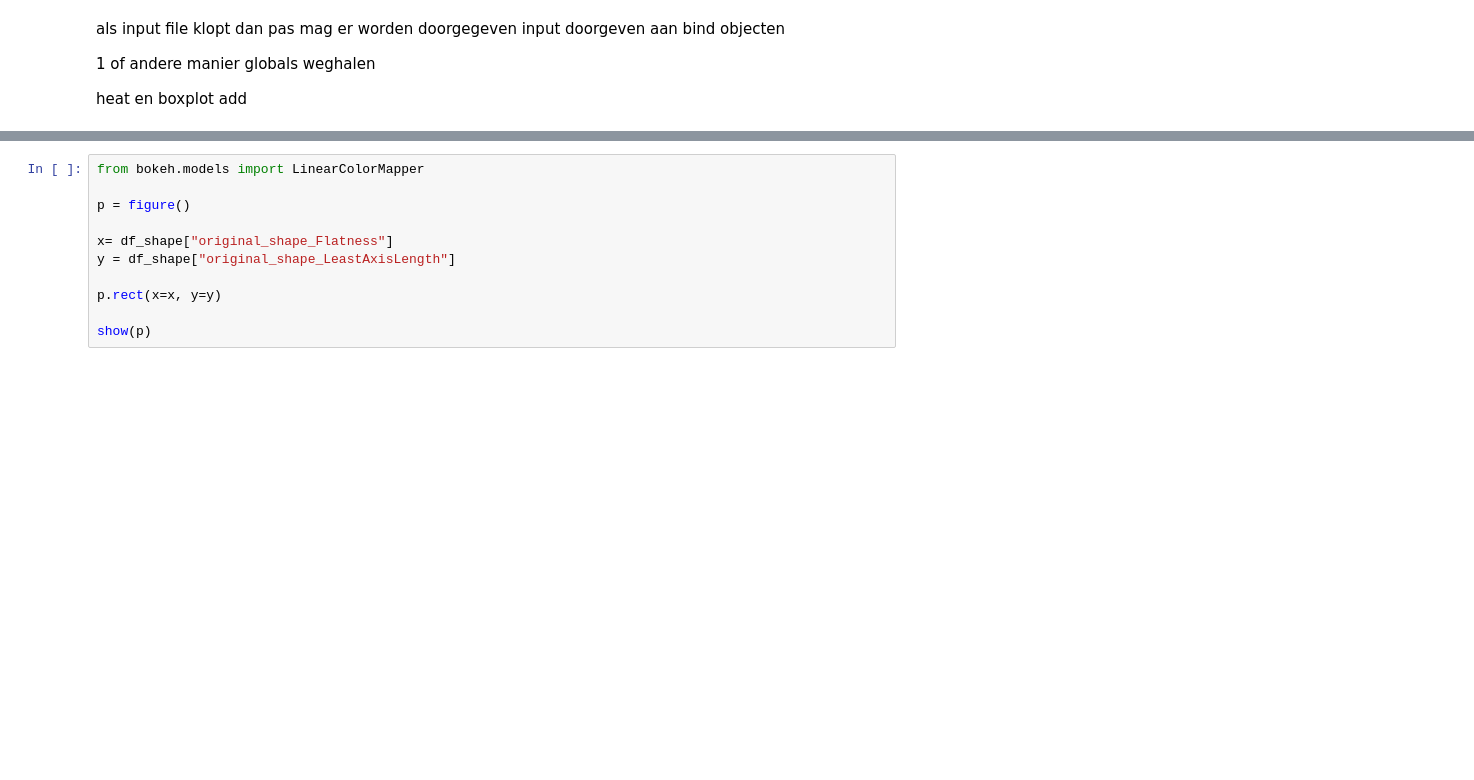
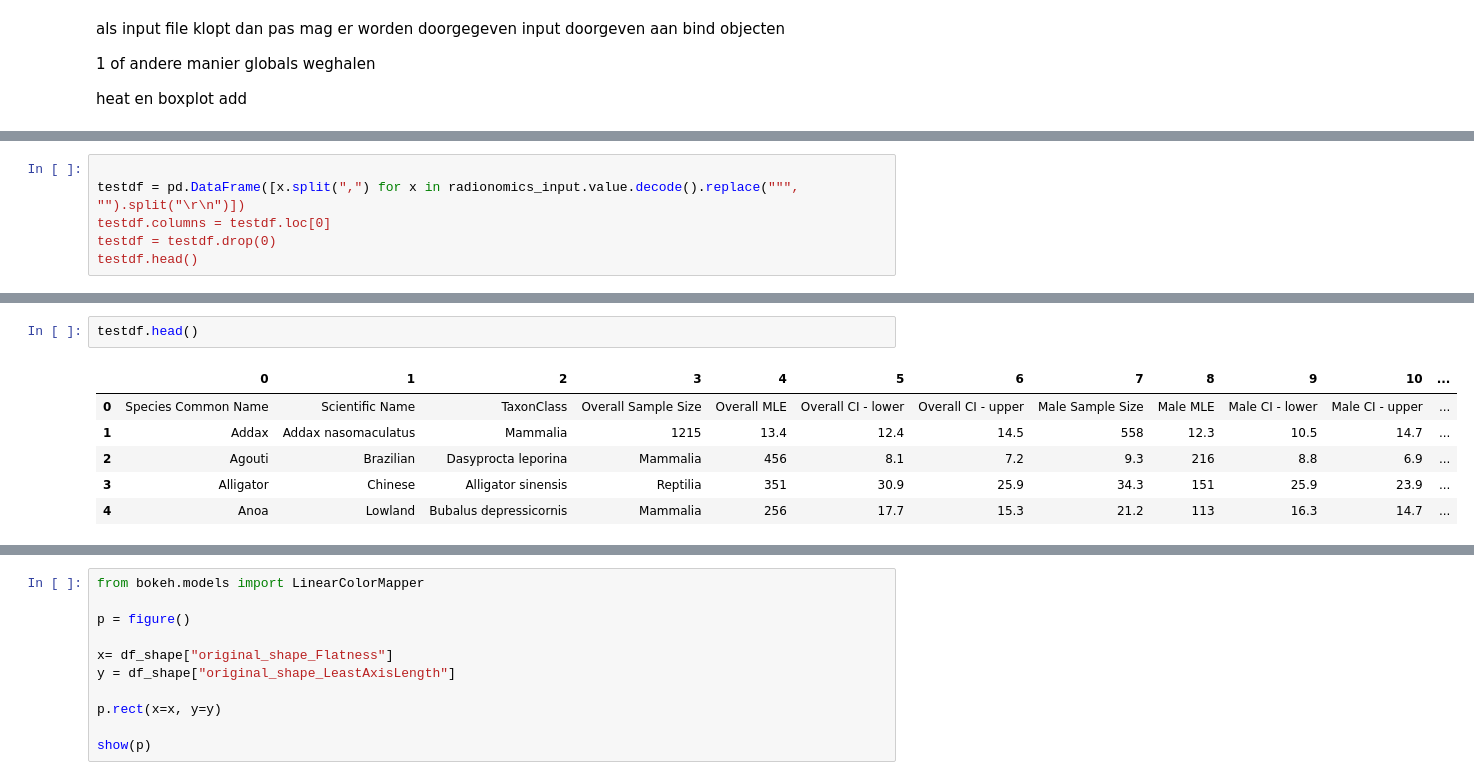
Before and after one commit to Larissavf/DD-radiomics, a Jupyter notebook: dashboard/data/scripts/PlotRadiomics.ipynb, the cells around one changed output, grey strips where cells are left out. Drawn from its saved outputs; the diff is of its cells as text; blank space fills up the shorter version.

```diff
--- a/dashboard/data/scripts/PlotRadiomics.ipynb
+++ b/dashboard/data/scripts/PlotRadiomics.ipynb
@@ -579,0 +700,6 @@ Name: original_shape_LeastAxisLength, Length: 263, dtype: float64
+# %%
+
+testdf = pd.DataFrame([x.split(",") for x in radionomics_input.value.decode().replace(""", "").split("\r\n")])
+testdf.columns = testdf.loc[0]
+testdf = testdf.drop(0)
+testdf.head()
@@ -579,0 +713,9 @@ Name: original_shape_LeastAxisLength, Length: 263, dtype: float64
+# %%
+testdf.head()
+# %% [output]
+|  | 0 | 1 | 2 | 3 | 4 | 5 | 6 | 7 | 8 | 9 | 10 | ... |
+| 0 | Species Common Name | Scientific Name | TaxonClass | Overall Sample Size | Overall MLE | Overall CI - lower | Overall CI - upper | Male Sample Size | Male MLE | Male CI - lower | Male CI - upper | ... |
+| 1 | Addax | Addax nasomaculatus | Mammalia | 1215 | 13.4 | 12.4 | 14.5 | 558 | 12.3 | 10.5 | 14.7 | ... |
+| 2 | Agouti | Brazilian | Dasyprocta leporina | Mammalia | 456 | 8.1 | 7.2 | 9.3 | 216 | 8.8 | 6.9 | ... |
+| 3 | Alligator | Chinese | Alligator sinensis | Reptilia | 351 | 30.9 | 25.9 | 34.3 | 151 | 25.9 | 23.9 | ... |
+| 4 | Anoa | Lowland | Bubalus depressicornis | Mammalia | 256 | 17.7 | 15.3 | 21.2 | 113 | 16.3 | 14.7 | ... |
```
Also changed, not shown: parts of 20 cells of this notebook.
